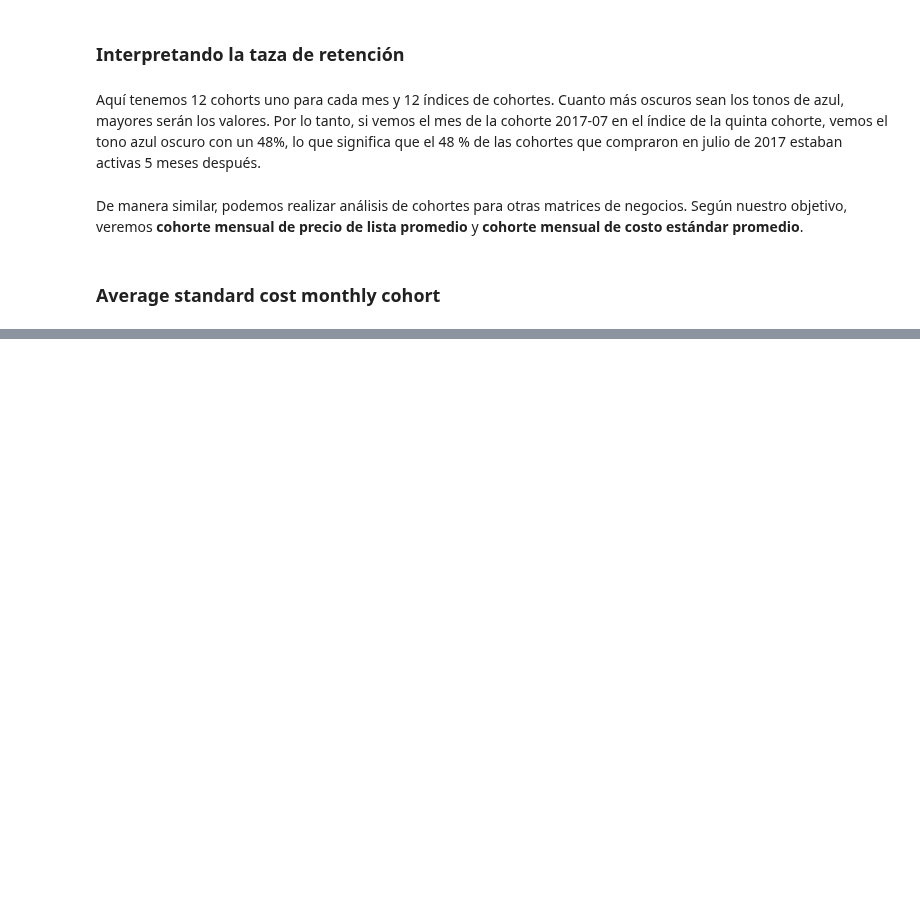
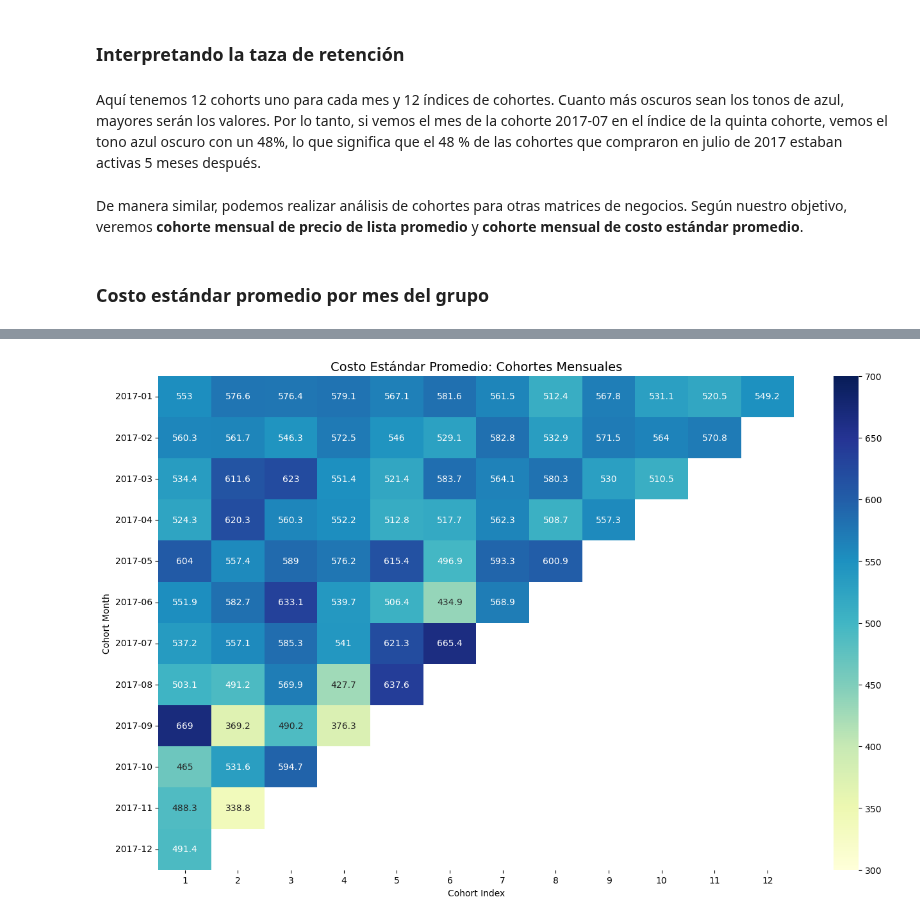
Before and after one commit to adrianmarino/cohorts, a Jupyter notebook: notebooks/example.ipynb, the cells around one changed output, grey strips where cells are left out. Drawn from its saved outputs; the diff is of its cells as text; code cells hidden in the pictures; blank space fills up the shorter version.

```diff
--- a/notebooks/example.ipynb
+++ b/notebooks/example.ipynb
@@ -348,8 +348,8 @@ plot_cohorts(
 Aquí tenemos 12 cohorts uno para cada mes y 12 índices de cohortes. Cuanto más oscuros sean los tonos de azul, mayores serán los valores. Por lo tanto, si vemos el mes de la cohorte 2017-07 en el índice de la quinta cohorte, vemos el tono azul oscuro con un 48%, lo que significa que el 48 % de las cohortes que compraron en julio de 2017 estaban activas 5 meses después.
 # %% [markdown]
 De manera similar, podemos realizar análisis de cohortes para otras matrices de negocios. Según nuestro objetivo, veremos **cohorte mensual de precio de lista promedio** y **cohorte mensual de costo estándar promedio**.
-# %% [markdown]
-### Average standard cost monthly cohort
+# %% [markdown]
+### Costo estándar promedio por mes del grupo
 # %%
 # Create a groupby object and pass the monthly cohort and cohort index as a list
 grouping = transaction_df.groupby(['CohortMonth', 'CohortIndex'])
@@ -366,3 +366,14 @@ average_order = cohort_data.pivot(index='CohortMonth',
                                   values='standard_cost')
 
 average_standard_cost = average_order.round(1)
+
+average_standard_cost.index = average_standard_cost.index.strftime('%Y-%m')
+
+plot_cohorts(
+    average_standard_cost,
+    'Costo Estándar Promedio: Cohortes Mensuales',
+    fmt  = 'g',
+    vmin = 300,
+    vmax = 700
+)
+# %% [output]
@@ -368,0 +381 @@ average_standard_cost = average_order.round(1)
+[figure, added]
```
Also changed, not shown: parts of 14 cells of this notebook.
